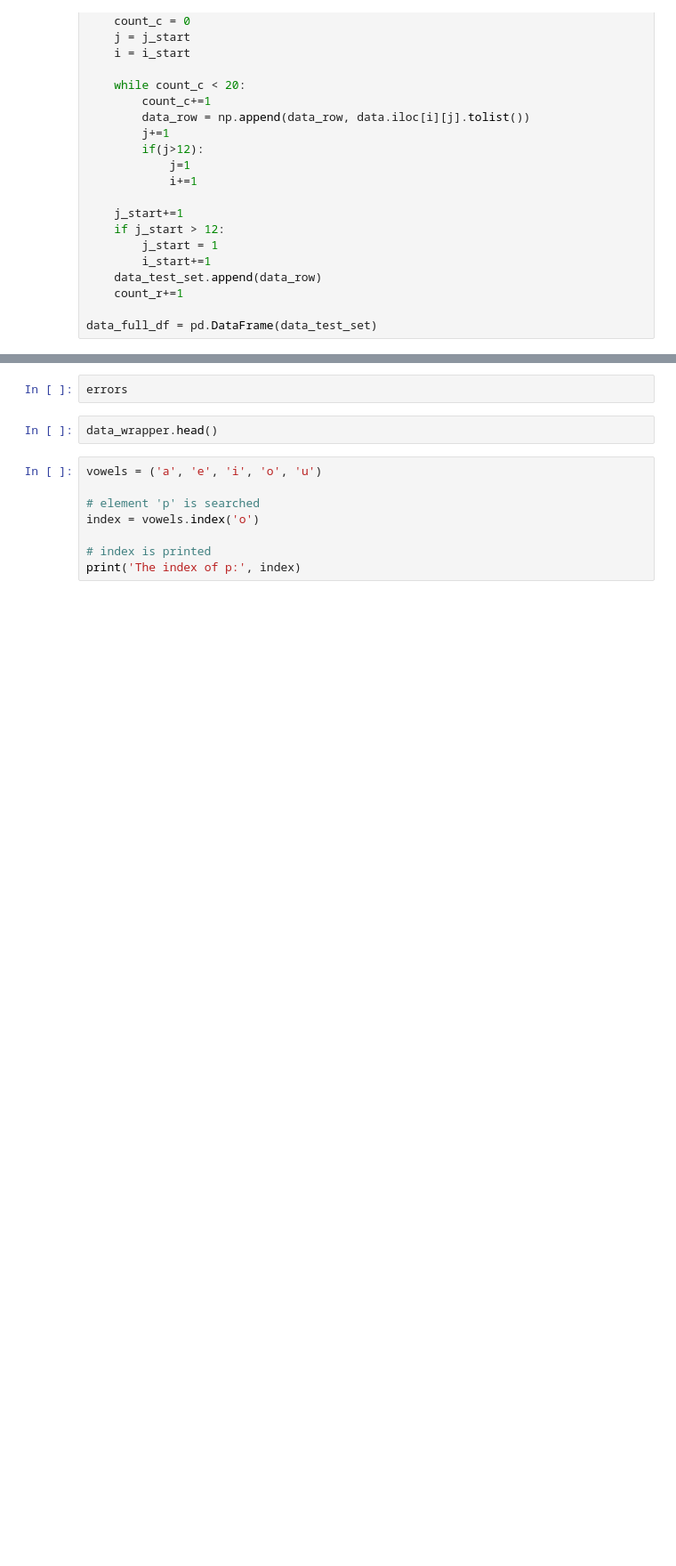
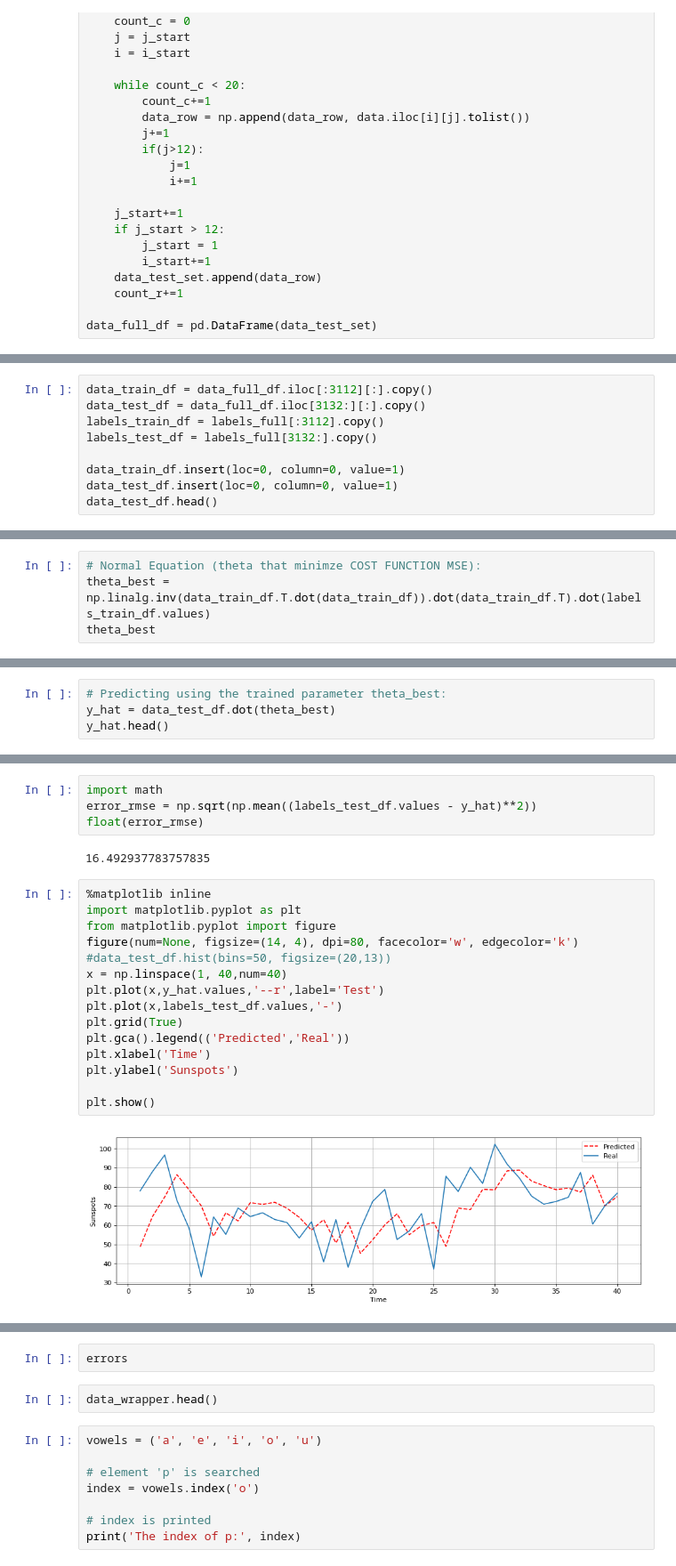
Before and after one commit to SamuelBFG/IA006, a Jupyter notebook: LinearRegression.ipynb, the cells around one changed output, grey strips where cells are left out. Shown at 89% size. Cells and saved outputs as stored; diff of their text form; blank space fills up the shorter version.

```diff
--- a/LinearRegression.ipynb
+++ b/LinearRegression.ipynb
@@ -274,0 +94,9 @@ indices
+# %%
+data_train_df = data_full_df.iloc[:3112][:].copy()
+data_test_df = data_full_df.iloc[3132:][:].copy()
+labels_train_df = labels_full[:3112].copy()
+labels_test_df = labels_full[3132:].copy()
+
+data_train_df.insert(loc=0, column=0, value=1)
+data_test_df.insert(loc=0, column=0, value=1)
+data_test_df.head()
@@ -274,0 +129,4 @@ indices
+# %%
+# Normal Equation (theta that minimze COST FUNCTION MSE):
+theta_best = np.linalg.inv(data_train_df.T.dot(data_train_df)).dot(data_train_df.T).dot(labels_train_df.values)
+theta_best
@@ -274,0 +151,4 @@ indices
+# %%
+# Predicting using the trained parameter theta_best:
+y_hat = data_test_df.dot(theta_best)
+y_hat.head()
@@ -275,3 +171,26 @@ indices
+# %%
+import math
+error_rmse = np.sqrt(np.mean((labels_test_df.values - y_hat)**2))
+float(error_rmse)
+# %% [output]
+16.492937783757835
+# %%
+%matplotlib inline
+import matplotlib.pyplot as plt
+from matplotlib.pyplot import figure
+figure(num=None, figsize=(14, 4), dpi=80, facecolor='w', edgecolor='k')
+#data_test_df.hist(bins=50, figsize=(20,13))
+x = np.linspace(1, 40,num=40)
+plt.plot(x,y_hat.values,'--r',label='Test')
+plt.plot(x,labels_test_df.values,'-')
+plt.grid(True)
+plt.gca().legend(('Predicted','Real'))
+plt.xlabel('Time')
+plt.ylabel('Sunspots')
+
+plt.show()
+# %% [output]
+[figure, added]
 # %%
 import random
 k = 4
```
Also changed, not shown: parts of 32 cells of this notebook.
